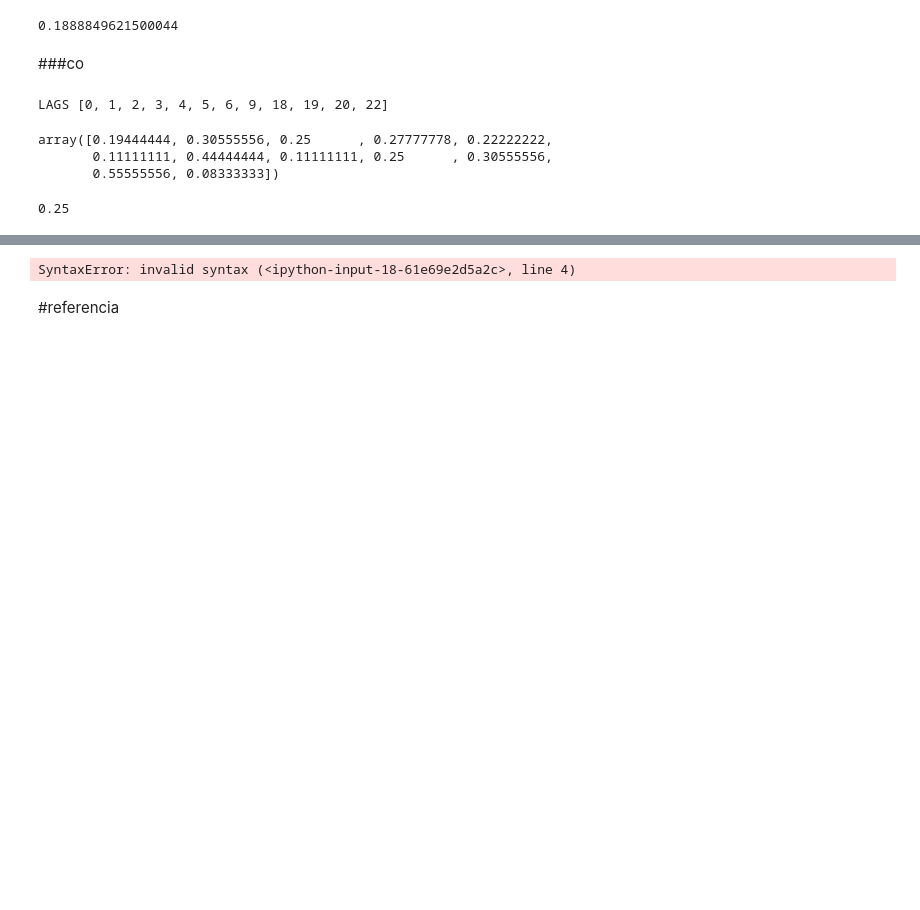
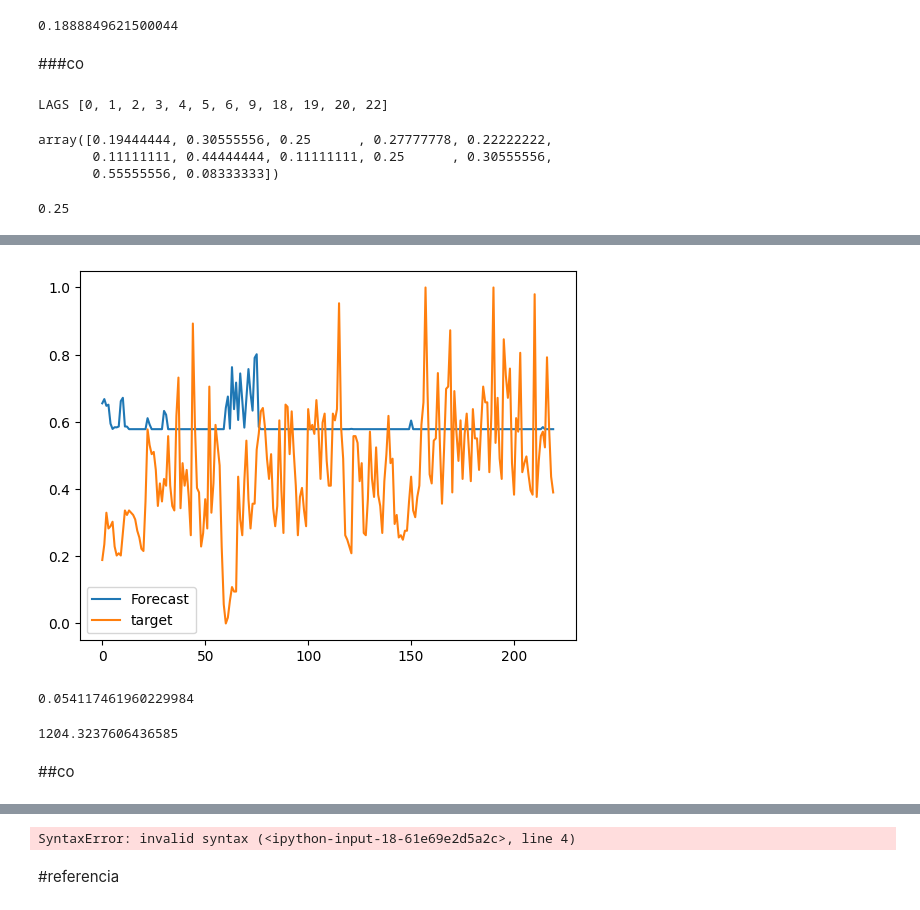
Before and after one commit to metsumesquita/master_degree_UPE, a Jupyter notebook: forecasting.ipynb, the cells around one changed output, grey strips where cells are left out. Cells and saved outputs as stored; diff of their text form; code cells hidden in the pictures; blank space fills up the shorter version.

```diff
--- a/forecasting.ipynb
+++ b/forecasting.ipynb
@@ -1658,0 +1712,5 @@ y_train_co[0]
+# %%
+
+X_train_acf_o3 = X_train_o3[:, lags_chosen_o3]
+X_val_acf_o3 = X_val_o3[:,lags_chosen_o3]
+X_test_acf_o3 = X_test_o3[:, lags_chosen_o3]
@@ -1658,0 +1803,2 @@ y_train_co[0]
+# %%
+modelo_O3 =  treinar_mlp(X_train_acf_o3, y_train_o3, X_val_acf_o3, y_val_o3, 2)
@@ -1658,0 +1816,13 @@ y_train_co[0]
+# %%
+trainPredict_o3 = modelo_O3.predict(X_train_acf_o3)
+# %%
+plt.plot(trainPredict_o3, label='Forecast')
+plt.plot(y_train_o3, label='target')
+plt.legend()
+plt.show()
+# %% [output]
+[figure, added]
+# %%
+MSE(y_train_o3,trainPredict_o3 )
+# %% [output]
+0.054117461960229984
@@ -1658,0 +1837,6 @@ y_train_co[0]
+# %%
+MSE(targetRealInterval,predictRealInterval)
+# %% [output]
+1204.3237606436585
+# %% [markdown]
+##co
```
Also changed, not shown: parts of 61 cells of this notebook.
